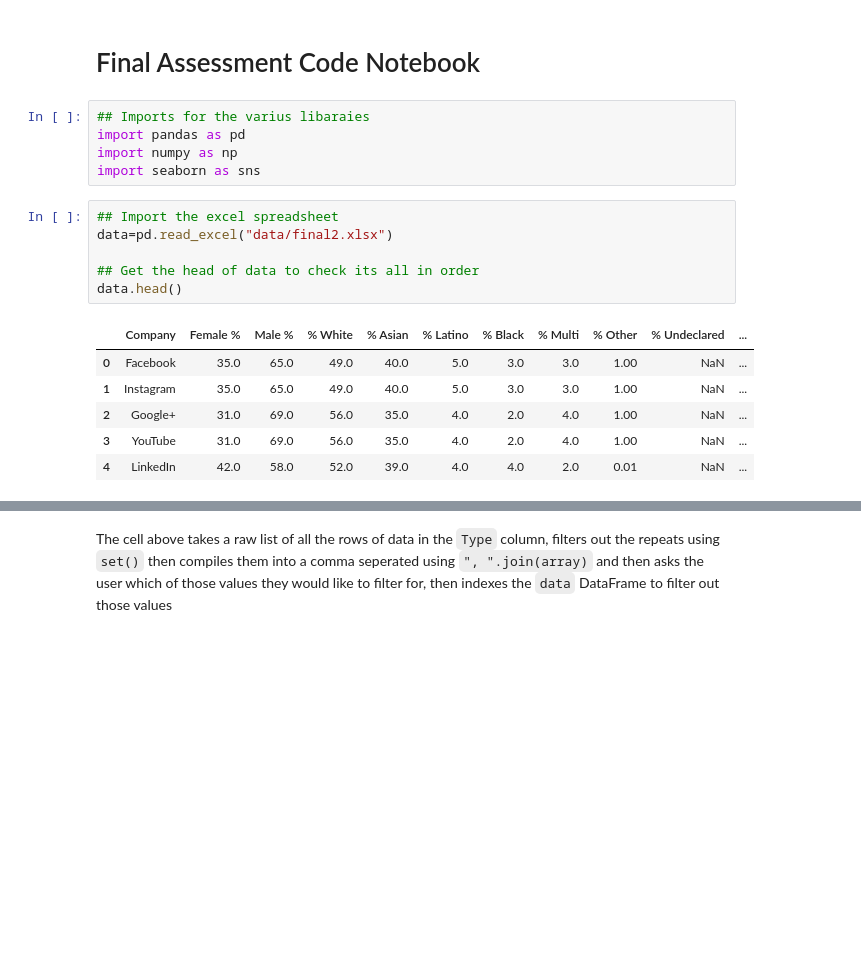
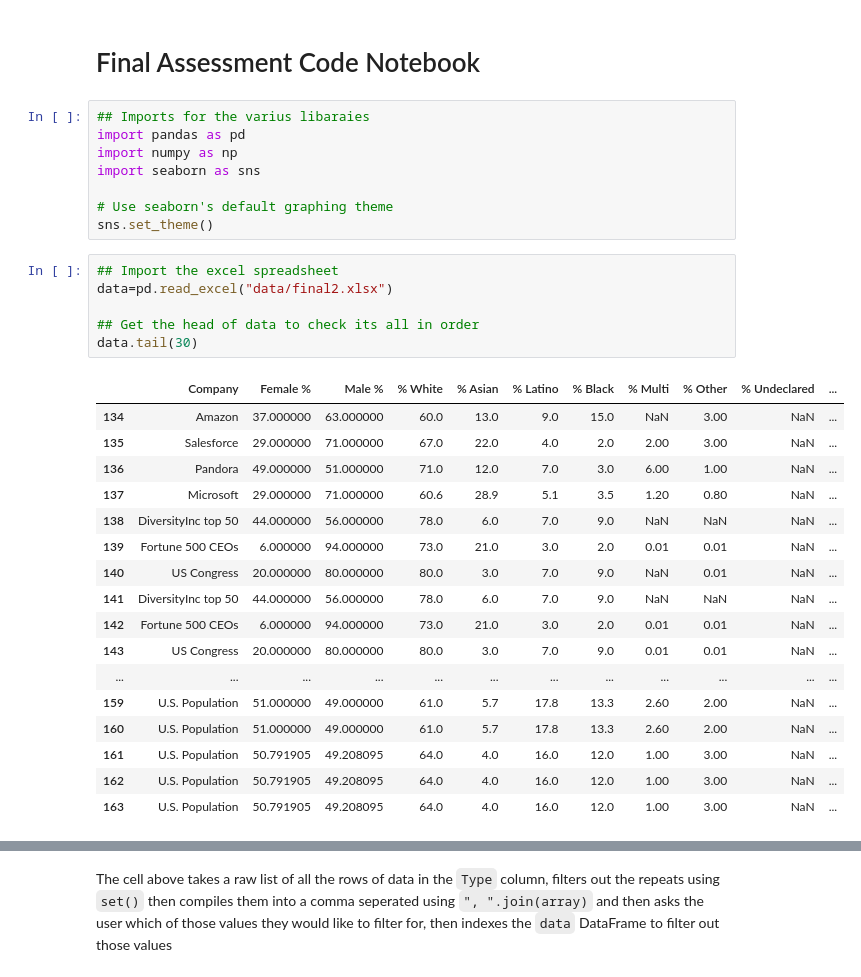
Before and after one commit to Elisabethzl/final_assesment_AB09137, a Jupyter notebook: women_in_tech.ipynb, the cells around one changed output, grey strips where cells are left out. Cells and saved outputs as stored; diff of their text form; blank space fills up the shorter version.

```diff
--- a/women_in_tech.ipynb
+++ b/women_in_tech.ipynb
@@ -5,19 +5,33 @@
 import pandas as pd
 import numpy as np
 import seaborn as sns
+
+# Use seaborn's default graphing theme
+sns.set_theme()
 # %%
 ## Import the excel spreadsheet
 data=pd.read_excel("data/final2.xlsx")
 
 ## Get the head of data to check its all in order
-data.head()
+data.tail(30)
 # %% [output]
 |  | Company | Female % | Male % | % White | % Asian | % Latino | % Black | % Multi | % Other | % Undeclared | ... |
-| 0 | Facebook | 35.0 | 65.0 | 49.0 | 40.0 | 5.0 | 3.0 | 3.0 | 1.00 | NaN | ... |
-| 1 | Instagram | 35.0 | 65.0 | 49.0 | 40.0 | 5.0 | 3.0 | 3.0 | 1.00 | NaN | ... |
-| 2 | Google+ | 31.0 | 69.0 | 56.0 | 35.0 | 4.0 | 2.0 | 4.0 | 1.00 | NaN | ... |
-| 3 | YouTube | 31.0 | 69.0 | 56.0 | 35.0 | 4.0 | 2.0 | 4.0 | 1.00 | NaN | ... |
-| 4 | LinkedIn | 42.0 | 58.0 | 52.0 | 39.0 | 4.0 | 4.0 | 2.0 | 0.01 | NaN | ... |
+| 134 | Amazon | 37.000000 | 63.000000 | 60.0 | 13.0 | 9.0 | 15.0 | NaN | 3.00 | NaN | ... |
+| 135 | Salesforce | 29.000000 | 71.000000 | 67.0 | 22.0 | 4.0 | 2.0 | 2.00 | 3.00 | NaN | ... |
+| 136 | Pandora | 49.000000 | 51.000000 | 71.0 | 12.0 | 7.0 | 3.0 | 6.00 | 1.00 | NaN | ... |
+| 137 | Microsoft | 29.000000 | 71.000000 | 60.6 | 28.9 | 5.1 | 3.5 | 1.20 | 0.80 | NaN | ... |
+| 138 | DiversityInc top 50 | 44.000000 | 56.000000 | 78.0 | 6.0 | 7.0 | 9.0 | NaN | NaN | NaN | ... |
+| 139 | Fortune 500 CEOs | 6.000000 | 94.000000 | 73.0 | 21.0 | 3.0 | 2.0 | 0.01 | 0.01 | NaN | ... |
+| 140 | US Congress | 20.000000 | 80.000000 | 80.0 | 3.0 | 7.0 | 9.0 | NaN | 0.01 | NaN | ... |
+| 141 | DiversityInc top 50 | 44.000000 | 56.000000 | 78.0 | 6.0 | 7.0 | 9.0 | NaN | NaN | NaN | ... |
+| 142 | Fortune 500 CEOs | 6.000000 | 94.000000 | 73.0 | 21.0 | 3.0 | 2.0 | 0.01 | 0.01 | NaN | ... |
+| 143 | US Congress | 20.000000 | 80.000000 | 80.0 | 3.0 | 7.0 | 9.0 | 0.01 | 0.01 | NaN | ... |
+| ... | ... | ... | ... | ... | ... | ... | ... | ... | ... | ... | ... |
+| 159 | U.S. Population | 51.000000 | 49.000000 | 61.0 | 5.7 | 17.8 | 13.3 | 2.60 | 2.00 | NaN | ... |
+| 160 | U.S. Population | 51.000000 | 49.000000 | 61.0 | 5.7 | 17.8 | 13.3 | 2.60 | 2.00 | NaN | ... |
+| 161 | U.S. Population | 50.791905 | 49.208095 | 64.0 | 4.0 | 16.0 | 12.0 | 1.00 | 3.00 | NaN | ... |
+| 162 | U.S. Population | 50.791905 | 49.208095 | 64.0 | 4.0 | 16.0 | 12.0 | 1.00 | 3.00 | NaN | ... |
+| 163 | U.S. Population | 50.791905 | 49.208095 | 64.0 | 4.0 | 16.0 | 12.0 | 1.00 | 3.00 | NaN | ... |
 # %%
 ## Since I reordered the dataset in excel, I can just ask pandas to give my any type of data that I need:
 types = ', '.join(set(data["Type"].tolist()))
```
Also changed, not shown: parts of 13 cells of this notebook.
